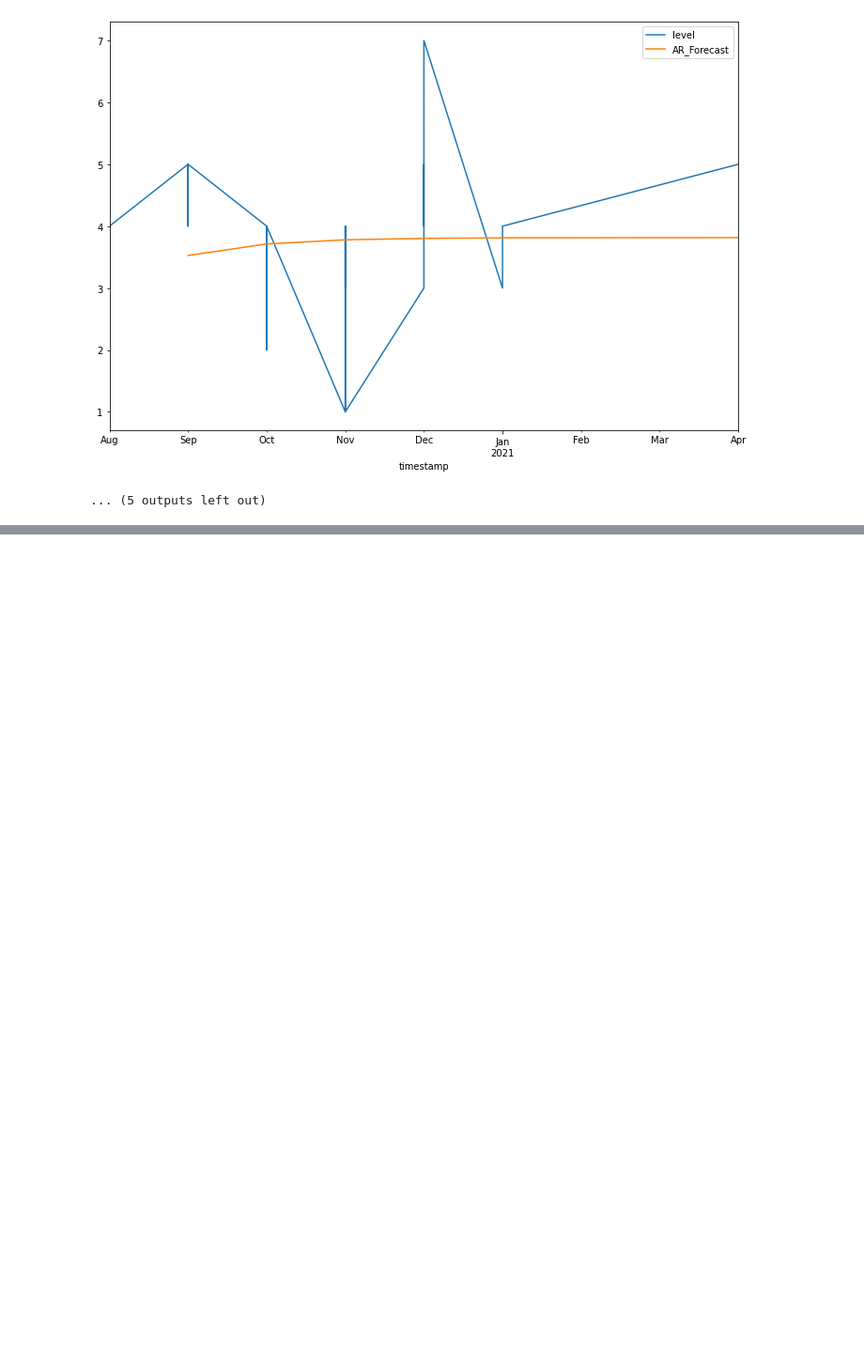
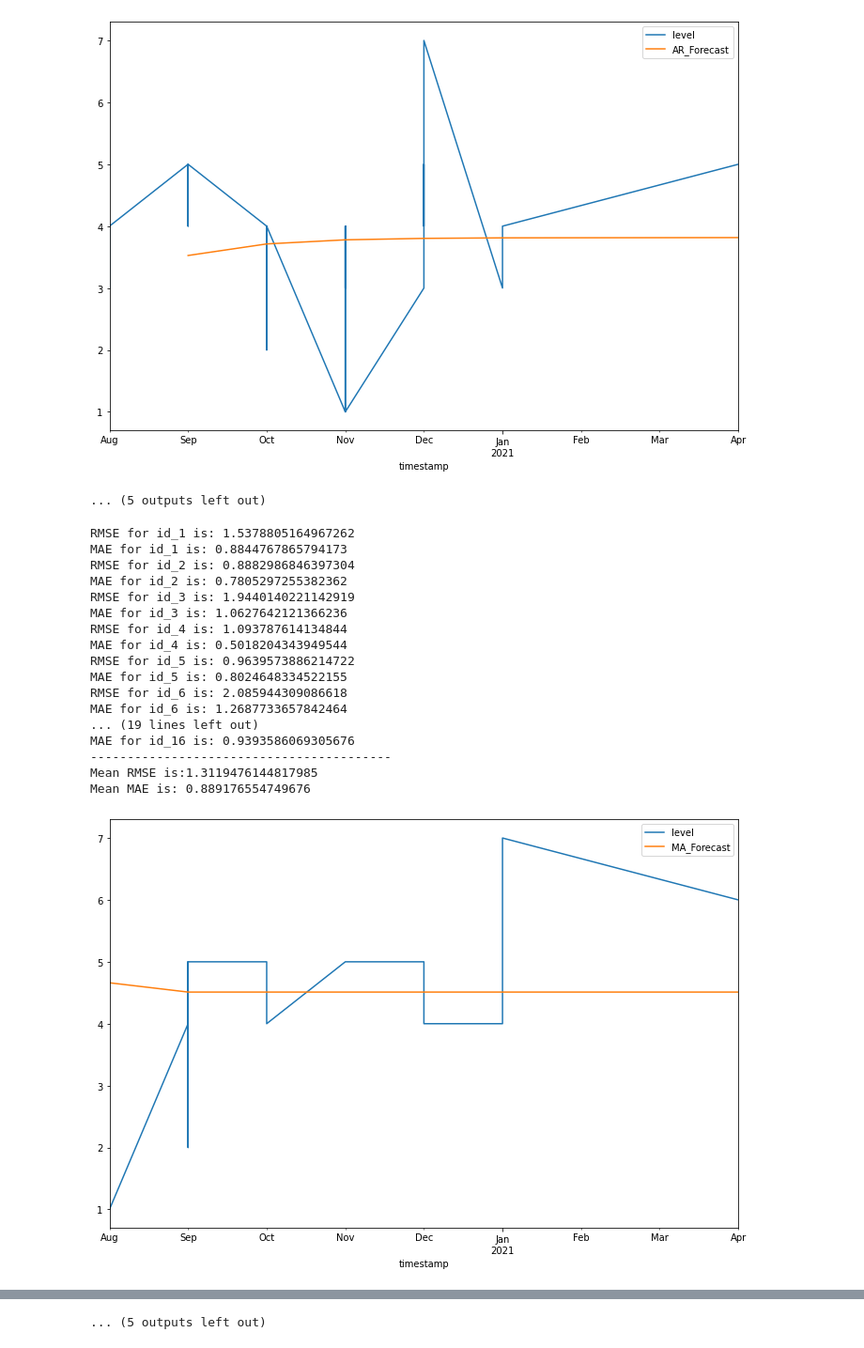
Before and after one commit to GuptaTanay/Battery-Level-Prediction, a Jupyter notebook: Battery_Level_Prediction.ipynb, the cells around one changed output, grey strips where cells are left out. Shown at 94% size. Cells and saved outputs as stored; diff of their text form; code cells hidden in the pictures; blank space fills up the shorter version.

Commit message:
Implemented MA model

```diff
--- a/Battery_Level_Prediction.ipynb
+++ b/Battery_Level_Prediction.ipynb
@@ -455,3 +455,55 @@ Mean MAE is: 1.6261446609532142
 [figure]
 [figure]
 ... (5 outputs left out)
+# %%
+
+
+def calculate_MA():
+  ma_rmse, ma_mae = [], []
+  for scode in unique_scodes:
+      data_for_scode = final_data[ final_data['scode'] == scode ]
+      data_for_scode.index = pd.DatetimeIndex(data_for_scode.index).to_period('M')
+      # if scode in non_stationary or scode in ['id_6']:
+      #   continue
+
+      model = ARIMA(data_for_scode['level'].astype(float), order=(0, 0, 1))
+      # MA(data_for_scode['level'].astype(float) ,order=(0,0,0))
+      model_fit=model.fit()
+      data_for_scode['MA_Forecast'] = model_fit.predict(start = 0, end= len(data_for_scode) +4 , dynamic = True)
+      data_for_scode[['level','MA_Forecast']].plot(figsize=(12,8))
+      data_for_scode['AR_Forecast'] = data_for_scode['MA_Forecast'].fillna(0)
+      RMSE = mean_squared_error(data_for_scode['level'], data_for_scode['MA_Forecast'])
+      print('RMSE for '+ str(scode) + ' is: ' + str(RMSE))
+      ma_rmse.append(RMSE)
+      MAE = mean_absolute_error(data_for_scode['level'], data_for_scode['MA_Forecast'])
+      print('MAE for '+ str(scode) + ' is: ' + str(MAE))
+      ma_mae.append(MAE)
+
+  print('-----------------------------------------')
+  mean_mse, mean_mae = calculate_error(ma_rmse, ma_mae)
+  print('Mean RMSE is:'+ str(mean_mse))
+  print('Mean MAE is: '+ str(mean_mae))
+      # print('--------------------------------')
+      # print('Model Summary for : ' +scode)
+      # print(model_fit.summary())
+# %%
+calculate_MA()
+# %% [output]
+RMSE for id_1 is: 1.5378805164967262
+MAE for id_1 is: 0.8844767865794173
+RMSE for id_2 is: 0.8882986846397304
+MAE for id_2 is: 0.7805297255382362
+RMSE for id_3 is: 1.9440140221142919
+MAE for id_3 is: 1.0627642121366236
+RMSE for id_4 is: 1.093787614134844
+MAE for id_4 is: 0.5018204343949544
+RMSE for id_5 is: 0.9639573886214722
+MAE for id_5 is: 0.8024648334522155
+RMSE for id_6 is: 2.085944309086618
+MAE for id_6 is: 1.2687733657842464
+... (19 lines left out)
+MAE for id_16 is: 0.9393586069305676
+-----------------------------------------
+Mean RMSE is:1.3119476144817985
+Mean MAE is: 0.889176554749676
+[figure, added]
@@ -457,0 +520 @@ Mean MAE is: 1.6261446609532142
+... (5 outputs left out)
```
Also changed, not shown: parts of 1 cell of this notebook.
